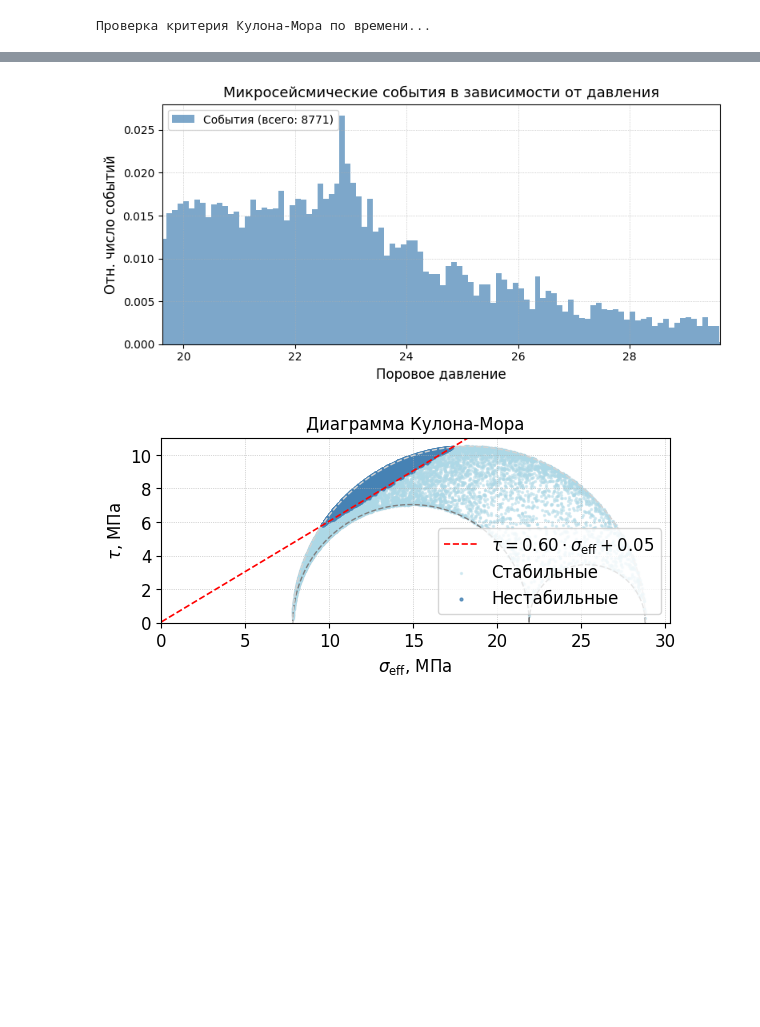
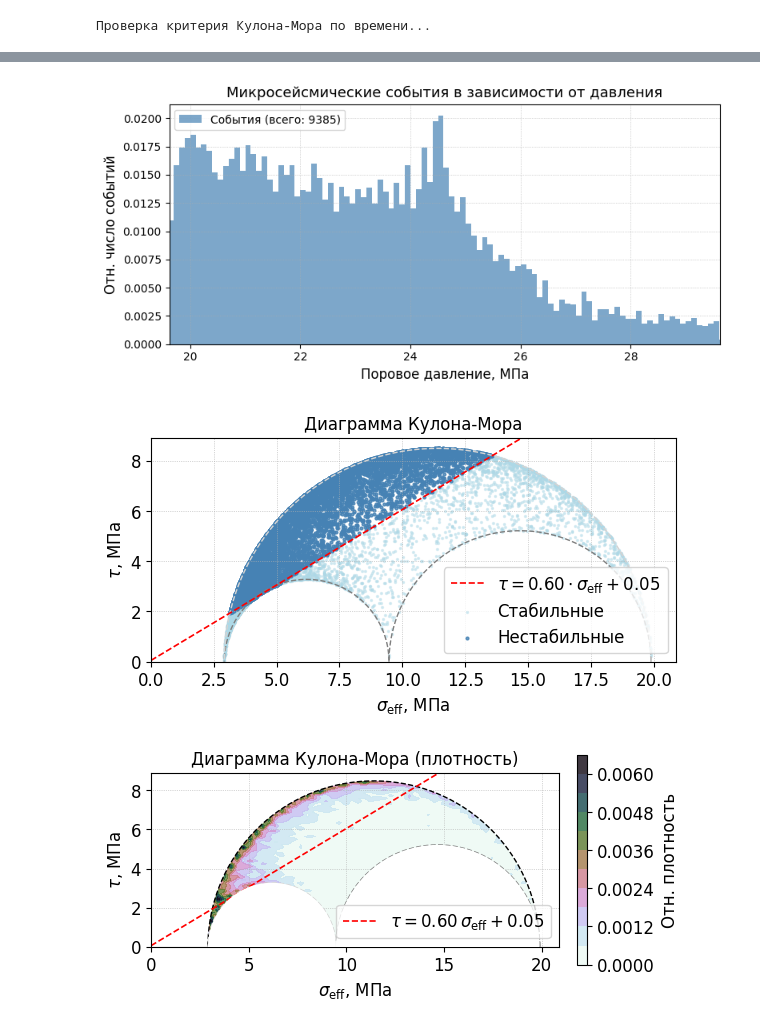
Before and after one commit to mexalon/mm2, a Jupyter notebook: pore_press_to_events.ipynb, the cells around one changed output, grey strips where cells are left out. Saved outputs shown, nothing was run; the diff lists cells and outputs as text; code cells hidden in the pictures; blank space fills up the shorter version.

```diff
--- a/pore_press_to_events.ipynb
+++ b/pore_press_to_events.ipynb
@@ -232,9 +269,14 @@ plot_events_and_pressure_vs_time(time, events_vs_time[idx], pore_pressure_vs_tim
 plot_events_vs_pressure(pore_pressure_vs_time, events_vs_time[idx])
 
 # Если что, пики на некоторых графиках соответствуют касанию нижнего круга, нужно как то это проинтерпретировать
-time_idx = 200
+time_idx = 500
 plot_coulomb_diagram(sigma_n[idx], tau[idx],
                      params.mu, params.cohesion,
                      pore_pressure=pore_pressure_vs_time[time_idx],
                      principal_stresses=principal_stresses[idx])
+
+plot_coulomb_diagram_density(sigma_n[idx], tau[idx],
+                     params.mu, params.cohesion,
+                     pore_pressure=pore_pressure_vs_time[time_idx],
+                     principal_stresses=principal_stresses[idx])
 # %% [output]
@@ -242,2 +284,3 @@ plot_coulomb_diagram(sigma_n[idx], tau[idx],
-[figure, old version]
+[figure, new version]
-[figure, old version]
+[figure, new version]
+[figure, added]
```
Also changed, not shown: parts of 10 cells of this notebook, 2 other files.
